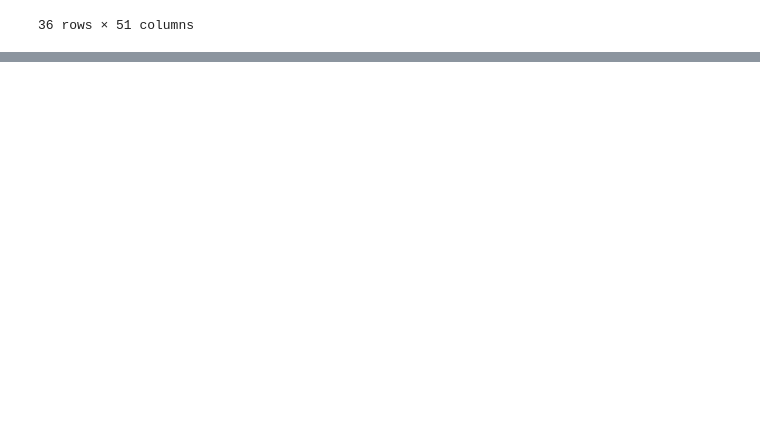
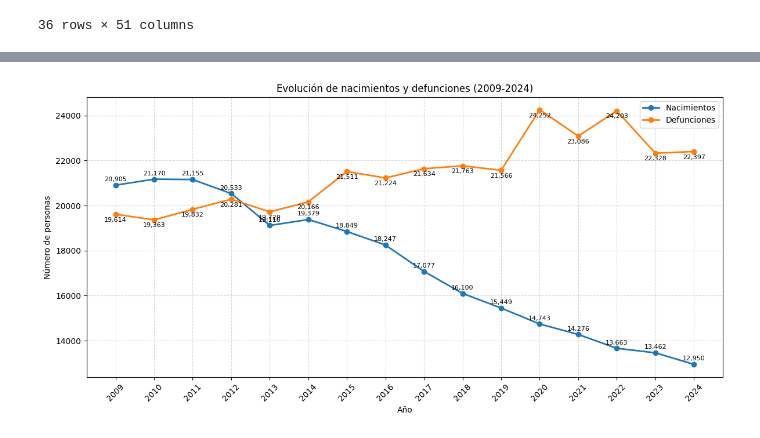
Before and after one commit to Leire2026/EDA, a Jupyter notebook: Presentacion.ipynb, the cells around one changed output, grey strips where cells are left out. Cells and saved outputs as stored; diff of their text form; code cells hidden in the pictures; blank space fills up the shorter version.

```diff
--- a/Presentacion.ipynb
+++ b/Presentacion.ipynb
@@ -520,0 +606,35 @@ A la luz de los dos análisis realizados, y de las gráficas elaboradas, se pued
+# %%
+# Filas de interés
+nacimientos = evolucion_pob[evolucion_pob[" Parametro"] == "Total_Nacimientos"].iloc[0, 1:].astype(float)
+defunciones = evolucion_pob[evolucion_pob[" Parametro"] == "Total_Defunciones"].iloc[0, 1:].astype(float)
+
+# Años
+anios = evolucion_pob.columns[1:]
+
+# Ajuste dinámico (muy pequeño)
+offset = max(nacimientos.max(), defunciones.max()) * 0.005  # 0.5% del valor máximo
+
+plt.figure(figsize=(12,6))
+
+plt.plot(anios, nacimientos, marker='o', linewidth=2, label='Nacimientos')
+plt.plot(anios, defunciones, marker='o', linewidth=2, label='Defunciones')
+
+# Etiquetas Nacimientos (ligeramente arriba)
+for x, y in zip(anios, nacimientos):
+    plt.text(x, y + offset, f'{int(y):,}', ha='center', va='bottom', fontsize=8)
+
+# Etiquetas Defunciones (ligeramente abajo)
+for x, y in zip(anios, defunciones):
+    plt.text(x, y - offset, f'{int(y):,}', ha='center', va='top', fontsize=8)
+
+plt.title('Evolución de nacimientos y defunciones (2009-2024)')
+plt.xlabel('Año')
+plt.ylabel('Número de personas')
+plt.xticks(rotation=45)
+plt.grid(True, linestyle='--', alpha=0.5)
+plt.legend()
+
+plt.tight_layout()
+plt.show()
+# %% [output]
+[figure, added]
```
Also changed, not shown: parts of 21 cells of this notebook.
